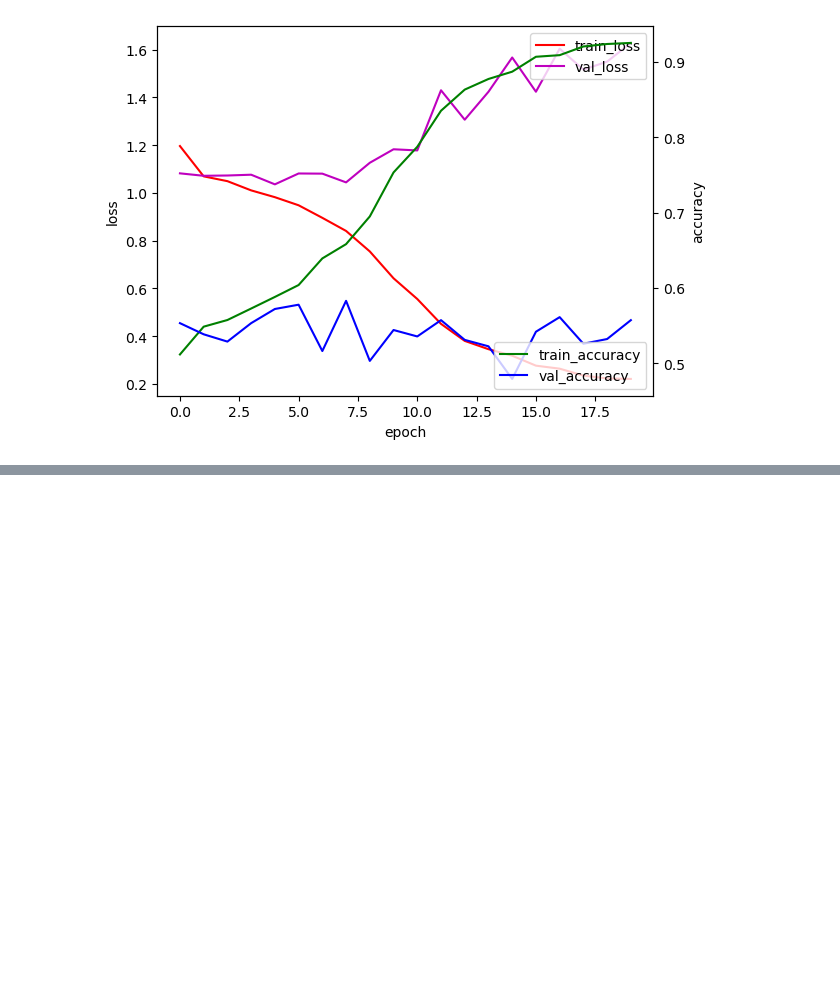
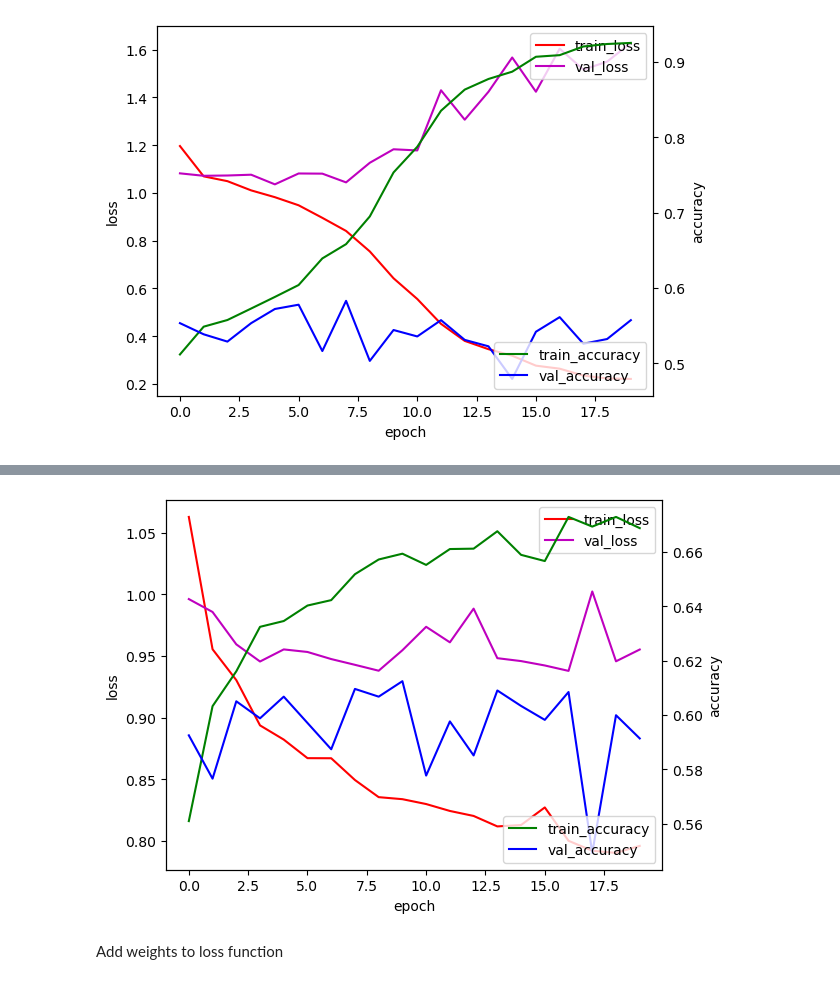
Before and after one commit to AlbertMP/MushroomSafe, a Jupyter notebook: model/cnn.ipynb, the cells around one changed output, grey strips where cells are left out. Saved outputs shown, nothing was run; the diff lists cells and outputs as text; code cells hidden in the pictures; blank space fills up the shorter version.

Commit message:
add weight to loss func (may not work??)

```diff
--- a/model/cnn.ipynb
+++ b/model/cnn.ipynb
@@ -204,22 +213,31 @@ print(val_labels.__len__())
 7024
 1757
 # %%
-# No augmentation on train dataset
-transform = transforms.Compose([
+# No augmentation on validation dataset
+val_transform = transforms.Compose([
     transforms.Resize([224, 224]),
+    transforms.ToTensor()
+])
+
+# With augmentation on trainning dataset
+train_transform = transforms.Compose([
+    transforms.Resize([224, 224]),
+    transforms.RandomHorizontalFlip(),  # 随机水平翻转
+    transforms.RandomRotation(10),  # 随机旋转（在-10到+10度之间）
+    transforms.ColorJitter(brightness=0.4, contrast=0.4, saturation=0.4, hue=0.1),  # 随机调整亮度、对比度、饱和度和色调
     transforms.ToTensor()
 ])
 
 train_dataset = CustomDataset(
     train_paths,
     train_labels,
-    transform=transform
+    transform=train_transform
 )
 
 val_dataset = CustomDataset(
     val_paths,
     val_labels,
-    transform=transform
+    transform=val_transform
 )
 
 train_loader = DataLoader(
@@ -541,0 +578,6 @@ torch.save(data, results_path)
+# %%
+plot_training_progress(results_path)
+# %% [output]
+[figure, added]
+# %% [markdown]
+Add weights to loss function
```
Also changed, not shown: parts of 6 cells of this notebook.
